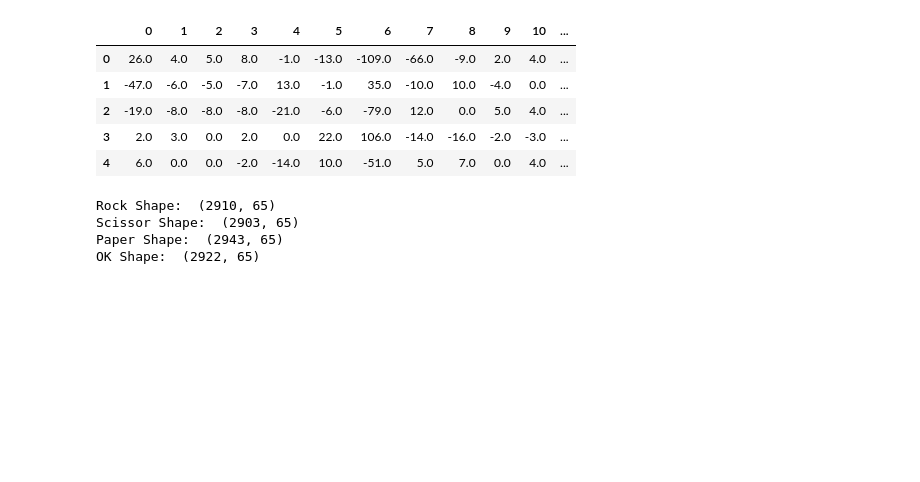
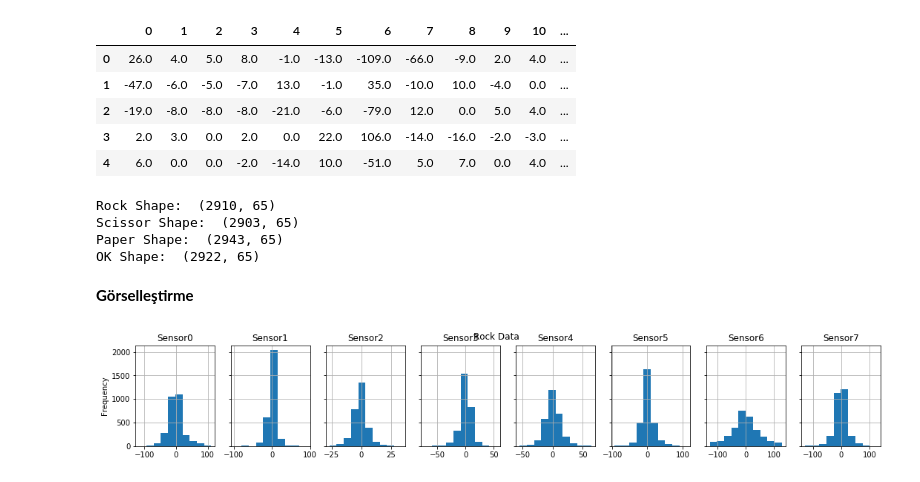
Before and after one commit to oguzhandurmaz/Classify-Gestures, a Jupyter notebook: Classify_Gesture.ipynb, the cells around one changed output. Drawn from its saved outputs; the diff is of its cells as text; code cells hidden in the pictures; blank space fills up the shorter version.

Commit message:
Completed Visualization

```diff
--- a/Classify_Gesture.ipynb
+++ b/Classify_Gesture.ipynb
@@ -30,3 +32,16 @@ Rock Shape:  (2910, 65)
 Scissor Shape:  (2903, 65)
 Paper Shape:  (2943, 65)
 OK Shape:  (2922, 65)
+# %% [markdown]
+**Görselleştirme**
+# %%
+fig, ax = plt.subplots(1, 8, sharex='col', sharey='row', figsize=(18,2.5))
+df2=pd.DataFrame(df2)
+for i in range(8):
+  plt.suptitle("Rock Data")
+  rock_data.iloc[:,i].plot.hist(bins=10,ax=ax[i],grid=True)
+  #df2.iloc[:,i].plot.hist(bins=10,ax=ax[i],grid=True)
+  ax[i].set_title("Sensor"+str(i))
+plt.show()
+# %% [output]
+[figure, added]
```
Also changed, not shown: parts of 11 cells of this notebook.
